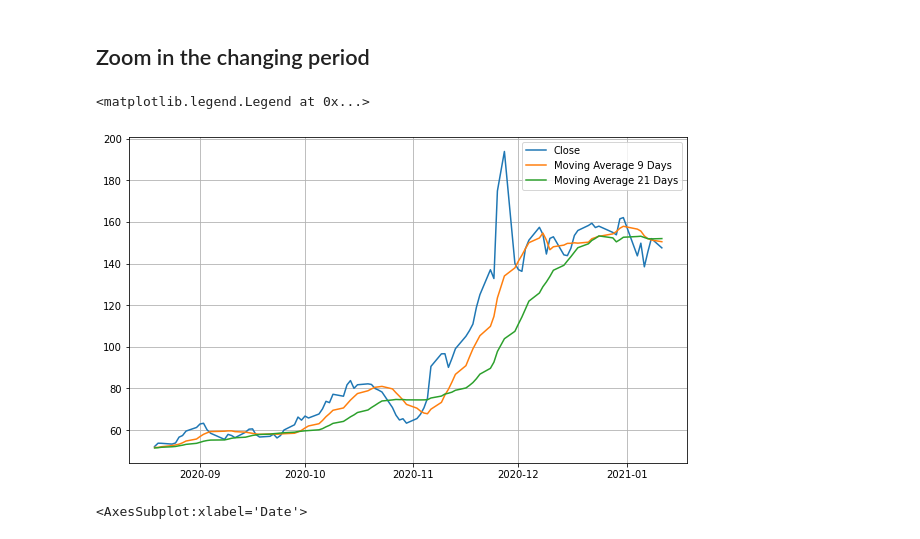
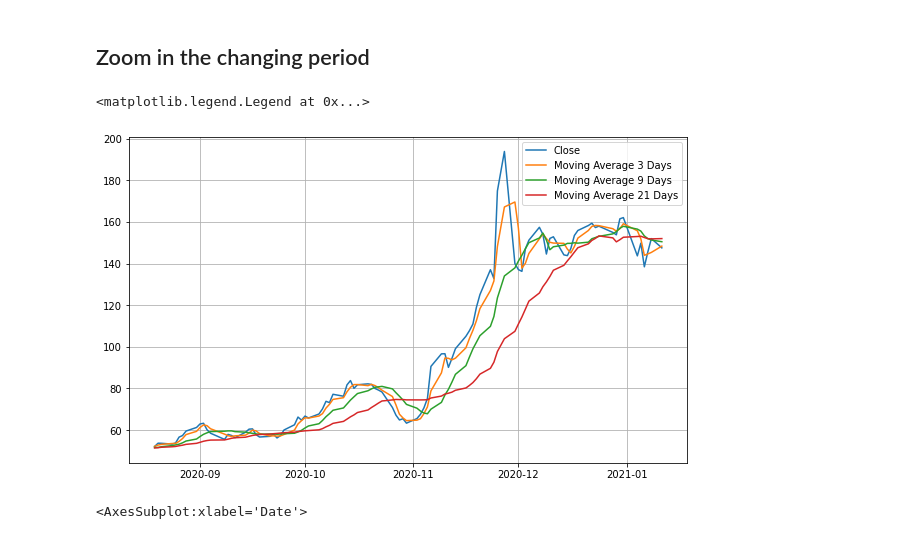
Before and after one commit to bhiln/stock-market-trends, a Jupyter notebook: APPN-DGIM.ipynb, the cells around one changed output. Saved outputs shown, nothing was run; the diff lists cells and outputs as text; code cells hidden in the pictures.

```diff
--- a/APPN-DGIM.ipynb
+++ b/APPN-DGIM.ipynb
@@ -17,6 +17,7 @@ appn.head()
 | 2019-06-05 | 34.790001 | 33.040001 | 34.540001 | 34.730000 | 445500 |
 | 2019-06-06 | 34.480000 | 33.150002 | 34.060001 | 34.220001 | 326800 |
 # %%
+appn['3-day'] = appn['Close'].rolling(3).mean()
 appn['9-day'] = appn['Close'].rolling(9).mean()
 appn['21-day'] = appn['Close'].rolling(21).mean()
 appn['Change'] = np.log(appn.Close / appn.Close.shift())
@@ -44,13 +46,14 @@ plt.legend(loc=2)
 # %%
 plt.figure(figsize=(10,6))
 plt.grid(True)
 plt.plot(appn['Close'][-200:-100],label='Close')
+plt.plot(appn['3-day'][-200:-100],label='Moving Average 3 Days')
 plt.plot(appn['9-day'][-200:-100],label='Moving Average 9 Days')
 plt.plot(appn['21-day'][-200:-100],label='Moving Average 21 Days')
 plt.legend(loc=1)
 # %% [output]
 <matplotlib.legend.Legend at 0x...>
-[figure, old version]
+[figure, new version]
 # %%
 # When the faster moving average is moving above the slower one, indicates time to buy
 appn['position'] = np.where(appn['9-day'] > appn['21-day'], 1,0)
```
Also changed, not shown: parts of 26 cells of this notebook.
